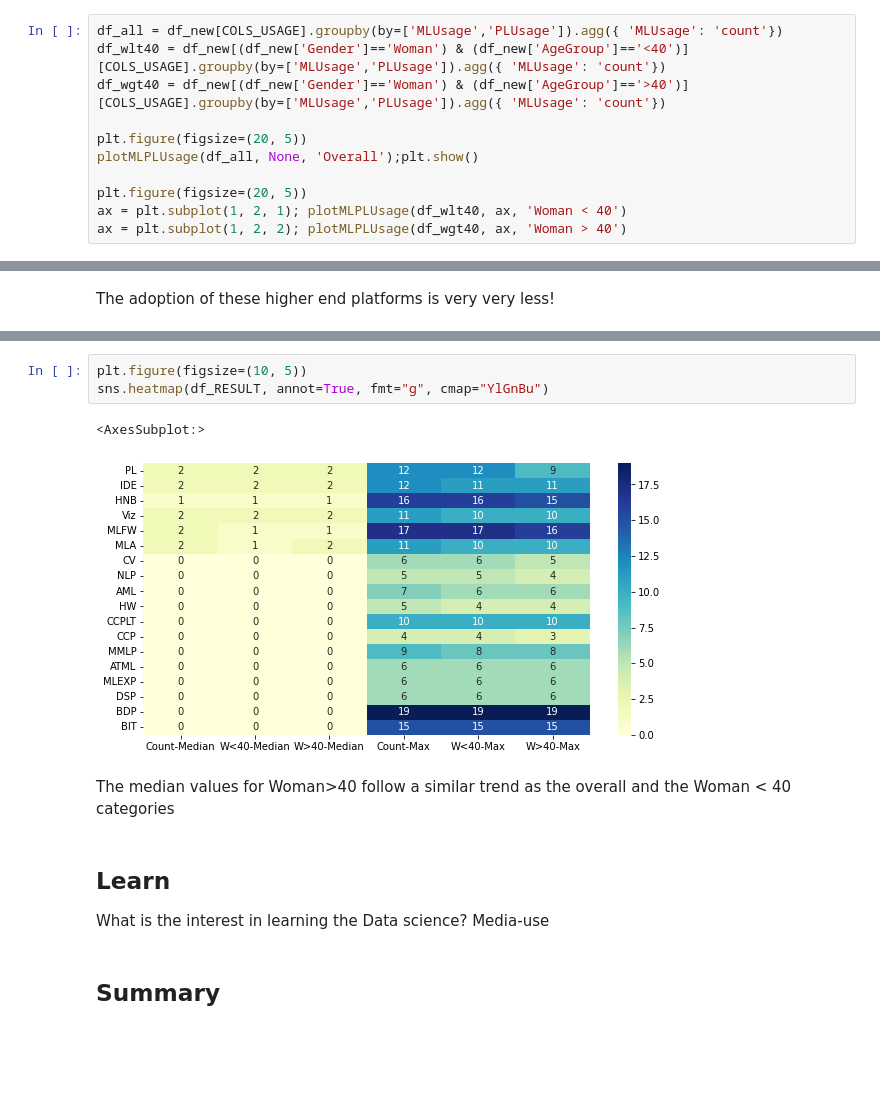
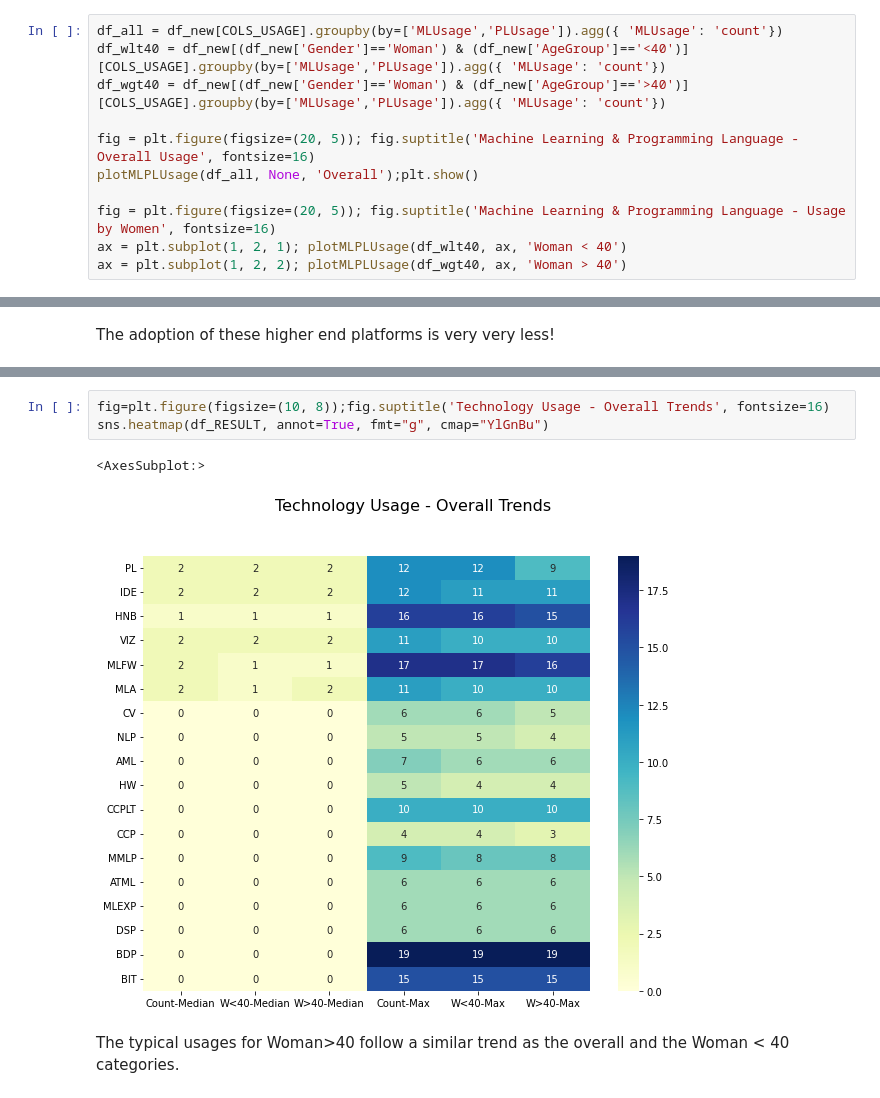
Before and after one commit to sreedevigattu/mldssurvey, a Jupyter notebook: mldssurvey.ipynb, the cells around one changed output, grey strips where cells are left out. Drawn from its saved outputs; the diff is of its cells as text; blank space fills up the shorter version.

```diff
--- a/mldssurvey.ipynb
+++ b/mldssurvey.ipynb
@@ -743,10 +728,10 @@ df_all = df_new[COLS_USAGE].groupby(by=['MLUsage','PLUsage']).agg({ 'MLUsage': '
 df_wlt40 = df_new[(df_new['Gender']=='Woman') & (df_new['AgeGroup']=='<40')][COLS_USAGE].groupby(by=['MLUsage','PLUsage']).agg({ 'MLUsage': 'count'})
 df_wgt40 = df_new[(df_new['Gender']=='Woman') & (df_new['AgeGroup']=='>40')][COLS_USAGE].groupby(by=['MLUsage','PLUsage']).agg({ 'MLUsage': 'count'})
 
-plt.figure(figsize=(20, 5))
+fig = plt.figure(figsize=(20, 5)); fig.suptitle('Machine Learning & Programming Language - Overall Usage', fontsize=16)
 plotMLPLUsage(df_all, None, 'Overall');plt.show()
 
-plt.figure(figsize=(20, 5))
+fig = plt.figure(figsize=(20, 5)); fig.suptitle('Machine Learning & Programming Language - Usage by Women', fontsize=16)
 ax = plt.subplot(1, 2, 1); plotMLPLUsage(df_wlt40, ax, 'Woman < 40')
 ax = plt.subplot(1, 2, 2); plotMLPLUsage(df_wgt40, ax, 'Woman > 40')
 # %% [output]
@@ -1092,14 +951,8 @@ df_RESULT
 # %%
-plt.figure(figsize=(10, 5))
+fig=plt.figure(figsize=(10, 8));fig.suptitle('Technology Usage - Overall Trends', fontsize=16)
 sns.heatmap(df_RESULT, annot=True, fmt="g", cmap="YlGnBu")
 # %% [output]
 <AxesSubplot:>
-[figure, old version]
+[figure, new version]
 # %% [markdown]
-The median values for Woman>40 follow a similar trend as the overall and the Woman < 40 categories
+The typical usages for Woman>40 follow a similar trend as the overall and the Woman < 40 categories.
-# %% [markdown]
-## Learn
-What is the interest in learning the Data science?
-Media-use
-# %% [markdown]
-## Summary
```
Also changed, not shown: parts of 76 cells of this notebook.
